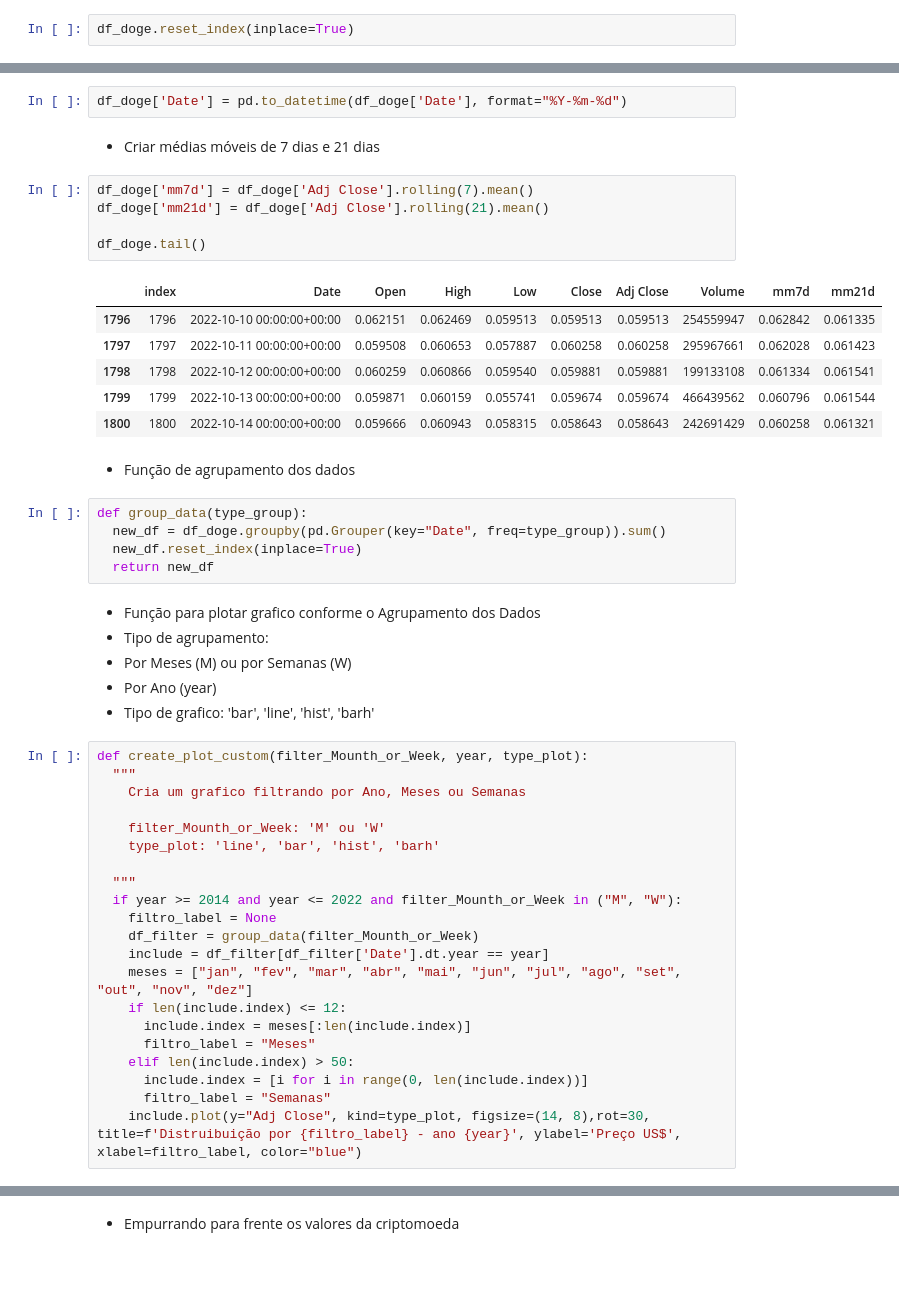
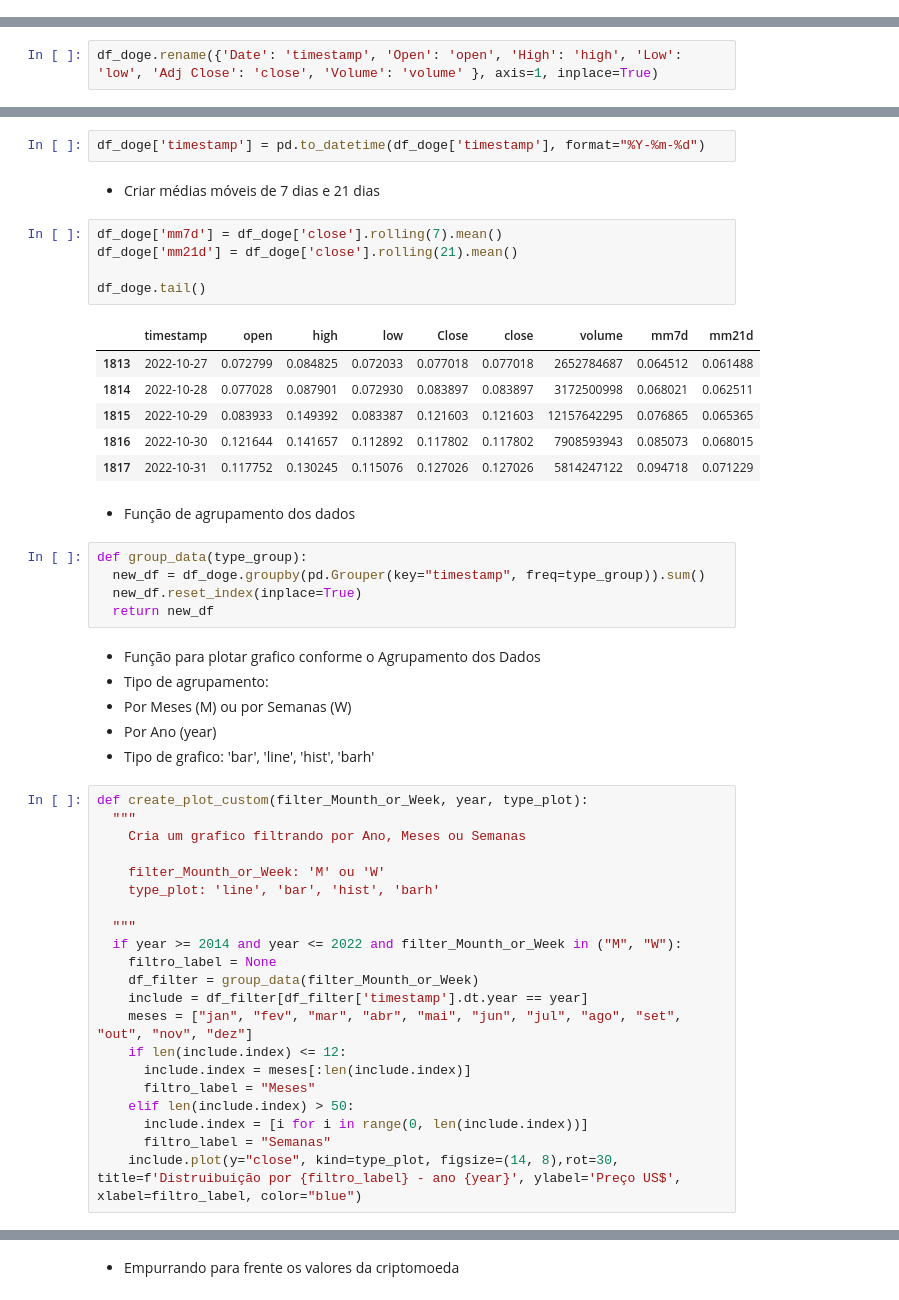
Before and after one commit to fabriciocovalesci/tcc_predict_crypto, a Jupyter notebook: model_predict/predict_crypto/dogecoin/DogeCoin_LR.ipynb, the cells around one changed output, grey strips where cells are left out. Drawn from its saved outputs; the diff is of its cells as text; blank space fills up the shorter version.

```diff
--- a/model_predict/predict_crypto/dogecoin/DogeCoin_LR.ipynb
+++ b/model_predict/predict_crypto/dogecoin/DogeCoin_LR.ipynb
@@ -97,2 +94,0 @@ df_doge = df_doge.reset_index()
-# %%
-df_doge.reset_index(inplace=True)
@@ -99,3 +97,5 @@ df_doge.reset_index(inplace=True)
+# %%
+df_doge.rename({'Date': 'timestamp', 'Open': 'open', 'High': 'high', 'Low': 'low', 'Adj Close': 'close', 'Volume': 'volume' }, axis=1, inplace=True)
 # %%
 df_doge.dtypes
 # %% [output]
@@ -111,26 +110,26 @@ dtype: object
 # %% [markdown]
 - Converter data
 # %%
-df_doge['Date'] = pd.to_datetime(df_doge['Date'], format="%Y-%m-%d")
+df_doge['timestamp'] = pd.to_datetime(df_doge['timestamp'], format="%Y-%m-%d")
 # %% [markdown]
 - Criar médias móveis de 7 dias e 21 dias
 # %%
-df_doge['mm7d'] = df_doge['Adj Close'].rolling(7).mean()
-df_doge['mm21d'] = df_doge['Adj Close'].rolling(21).mean()
+df_doge['mm7d'] = df_doge['close'].rolling(7).mean()
+df_doge['mm21d'] = df_doge['close'].rolling(21).mean()
 
 df_doge.tail()
 # %% [output]
-|  | index | Date | Open | High | Low | Close | Adj Close | Volume | mm7d | mm21d |
-| 1796 | 1796 | 2022-10-10 00:00:00+00:00 | 0.062151 | 0.062469 | 0.059513 | 0.059513 | 0.059513 | 254559947 | 0.062842 | 0.061335 |
-| 1797 | 1797 | 2022-10-11 00:00:00+00:00 | 0.059508 | 0.060653 | 0.057887 | 0.060258 | 0.060258 | 295967661 | 0.062028 | 0.061423 |
-| 1798 | 1798 | 2022-10-12 00:00:00+00:00 | 0.060259 | 0.060866 | 0.059540 | 0.059881 | 0.059881 | 199133108 | 0.061334 | 0.061541 |
-| 1799 | 1799 | 2022-10-13 00:00:00+00:00 | 0.059871 | 0.060159 | 0.055741 | 0.059674 | 0.059674 | 466439562 | 0.060796 | 0.061544 |
-| 1800 | 1800 | 2022-10-14 00:00:00+00:00 | 0.059666 | 0.060943 | 0.058315 | 0.058643 | 0.058643 | 242691429 | 0.060258 | 0.061321 |
+|  | timestamp | open | high | low | Close | close | volume | mm7d | mm21d |
+| 1813 | 2022-10-27 | 0.072799 | 0.084825 | 0.072033 | 0.077018 | 0.077018 | 2652784687 | 0.064512 | 0.061488 |
+| 1814 | 2022-10-28 | 0.077028 | 0.087901 | 0.072930 | 0.083897 | 0.083897 | 3172500998 | 0.068021 | 0.062511 |
+| 1815 | 2022-10-29 | 0.083933 | 0.149392 | 0.083387 | 0.121603 | 0.121603 | 12157642295 | 0.076865 | 0.065365 |
+| 1816 | 2022-10-30 | 0.121644 | 0.141657 | 0.112892 | 0.117802 | 0.117802 | 7908593943 | 0.085073 | 0.068015 |
+| 1817 | 2022-10-31 | 0.117752 | 0.130245 | 0.115076 | 0.127026 | 0.127026 | 5814247122 | 0.094718 | 0.071229 |
 # %% [markdown]
 - Função de agrupamento dos dados
 # %%
 def group_data(type_group):
-  new_df = df_doge.groupby(pd.Grouper(key="Date", freq=type_group)).sum()
+  new_df = df_doge.groupby(pd.Grouper(key="timestamp", freq=type_group)).sum()
   new_df.reset_index(inplace=True)
   return new_df
 # %% [markdown]
@@ -151,7 +150,7 @@ def create_plot_custom(filter_Mounth_or_Week, year, type_plot):
   if year >= 2014 and year <= 2022 and filter_Mounth_or_Week in ("M", "W"):
     filtro_label = None
     df_filter = group_data(filter_Mounth_or_Week)
-    include = df_filter[df_filter['Date'].dt.year == year]
+    include = df_filter[df_filter['timestamp'].dt.year == year]
     meses = ["jan", "fev", "mar", "abr", "mai", "jun", "jul", "ago", "set", "out", "nov", "dez"]
     if len(include.index) <= 12:
       include.index = meses[:len(include.index)]
@@ -159,7 +158,7 @@ def create_plot_custom(filter_Mounth_or_Week, year, type_plot):
     elif len(include.index) > 50:
       include.index = [i for i in range(0, len(include.index))]
       filtro_label = "Semanas"
-    include.plot(y="Adj Close", kind=type_plot, figsize=(14, 8),rot=30, title=f'Distruibuição por {filtro_label} - ano {year}', ylabel='Preço US$', xlabel=filtro_label, color="blue")
+    include.plot(y="close", kind=type_plot, figsize=(14, 8),rot=30, title=f'Distruibuição por {filtro_label} - ano {year}', ylabel='Preço US$', xlabel=filtro_label, color="blue")
 # %%
 create_plot_custom("M", 2021, "bar")
 # %% [output]
```
Also changed, not shown: parts of 21 cells of this notebook.
